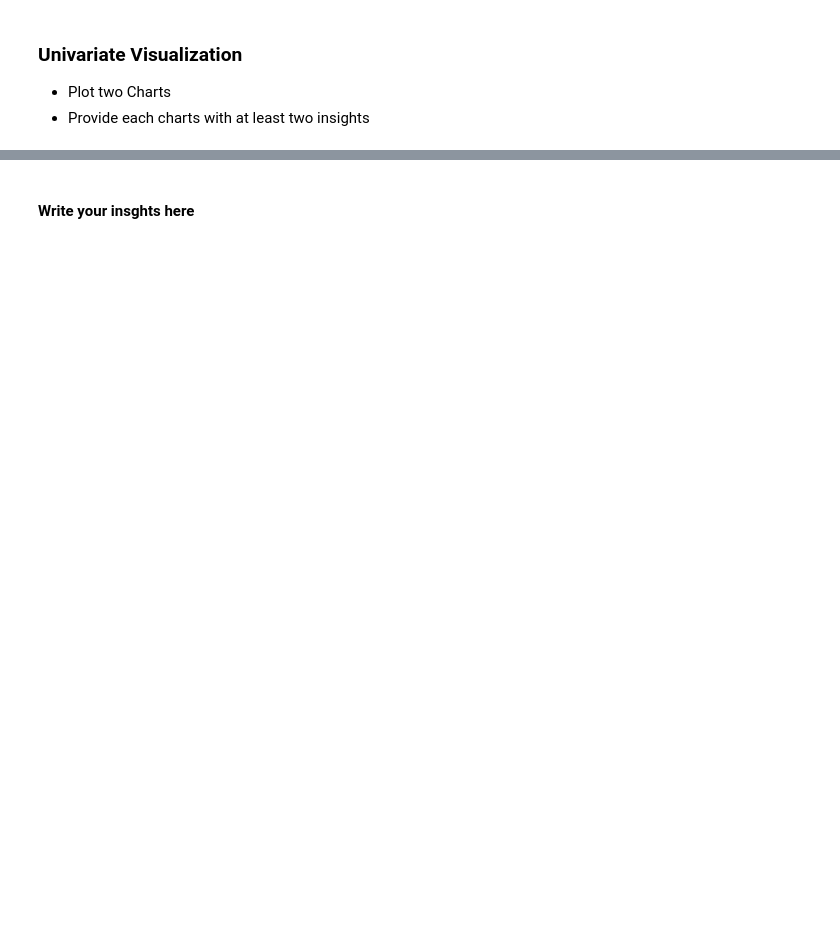
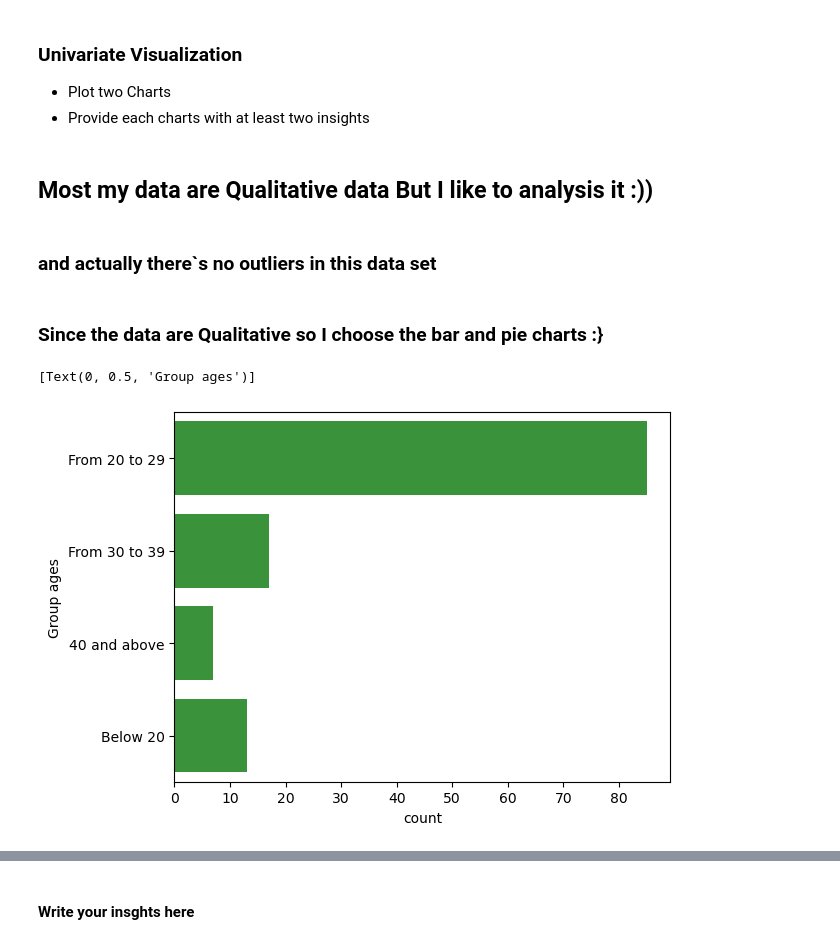
Before and after one commit to Tuwaiq-Data-Science-Bootcamp-V2/EDA-Lab1, a Jupyter notebook: EDA_Assignment .ipynb, the cells around one changed output, grey strips where cells are left out. Drawn from its saved outputs; the diff is of its cells as text; code cells hidden in the pictures; blank space fills up the shorter version.

```diff
--- a/EDA_Assignment .ipynb
+++ b/EDA_Assignment .ipynb
@@ -4,0 +10,2 @@
+# %%
+df = pd.read_csv('Starbucks satisfactory survey.csv')
@@ -6,3 +23,15 @@
 ### Univariate Visualization
 * Plot two Charts
 * Provide each charts with at least two insights
+# %% [markdown]
+## Most my data are Qualitative data But I like to analysis it :))
+# %% [markdown]
+### and actually there`s no outliers in this data set
+# %% [markdown]
+### Since the data are Qualitative so I choose the bar and pie charts :}
+# %%
+px = sns.countplot(data=df, y= "2. Your Age",color = sns.color_palette()[2])
+px.set(ylabel='Group ages')
+# %% [output]
+[Text(0, 0.5, 'Group ages')]
+[figure, added]
```
Also changed, not shown: parts of 18 cells of this notebook.
